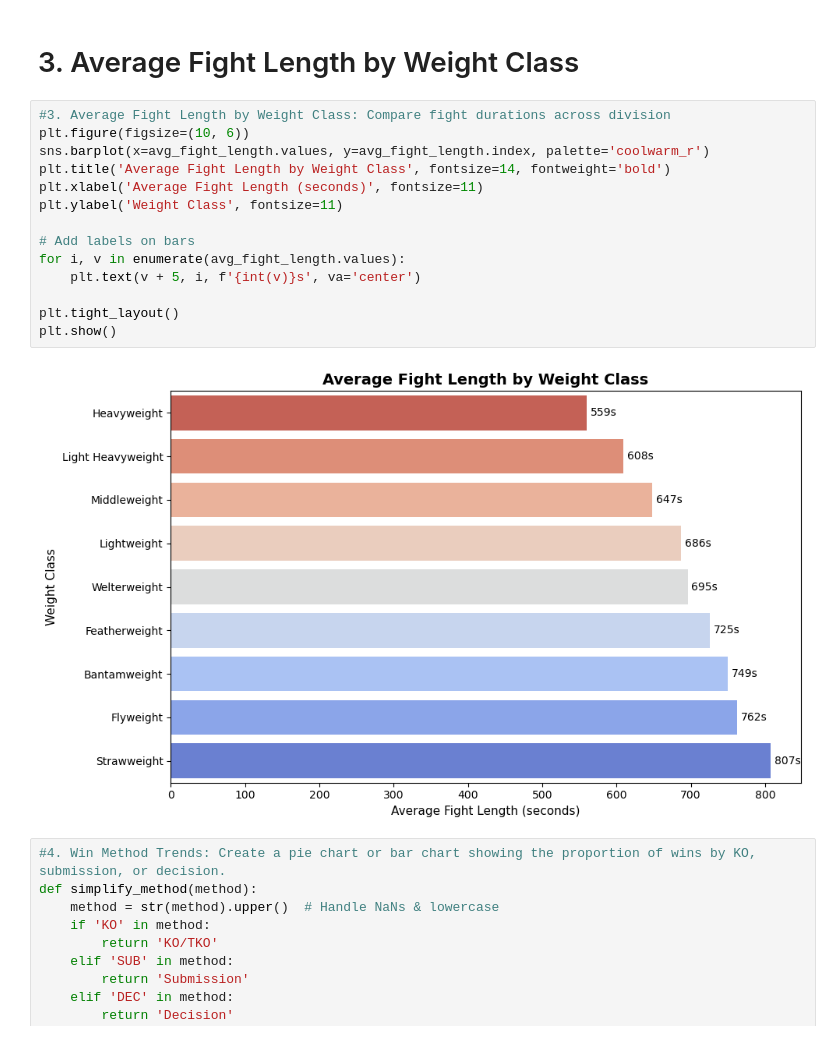
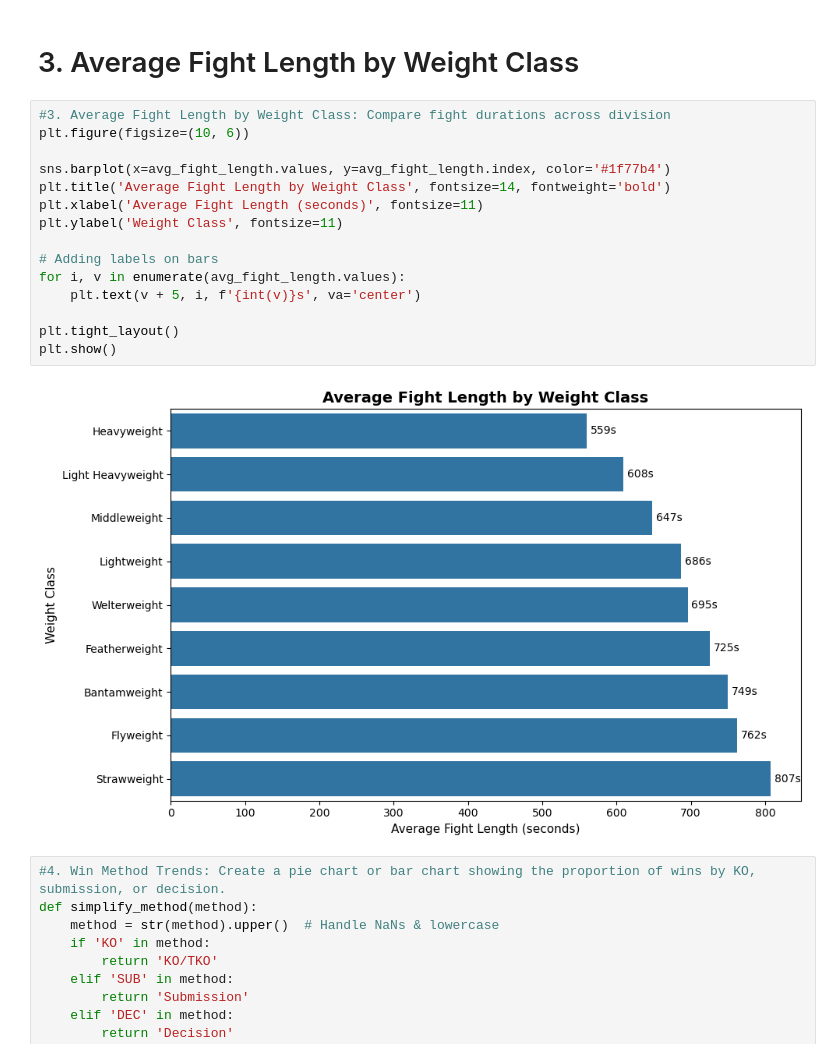
Before and after one commit to Chance-1680/Group7-UFC-Fights, a Jupyter notebook: notebooks/Data_Analysis_UFC.ipynb, the cells around one changed output. Drawn from its saved outputs; the diff is of its cells as text.

```diff
--- a/notebooks/Data_Analysis_UFC.ipynb
+++ b/notebooks/Data_Analysis_UFC.ipynb
@@ -206,19 +200,20 @@ avg_fight_length = df.groupby('Weight_Class')['Fight_Seconds'].mean().sort_value
 # %%
 #3. Average Fight Length by Weight Class: Compare fight durations across division
 plt.figure(figsize=(10, 6))
-sns.barplot(x=avg_fight_length.values, y=avg_fight_length.index, palette='coolwarm_r')
+
+sns.barplot(x=avg_fight_length.values, y=avg_fight_length.index, color='#1f77b4')
 plt.title('Average Fight Length by Weight Class', fontsize=14, fontweight='bold')
 plt.xlabel('Average Fight Length (seconds)', fontsize=11)
 plt.ylabel('Weight Class', fontsize=11)
 
-# Add labels on bars
+# Adding labels on bars
 for i, v in enumerate(avg_fight_length.values):
     plt.text(v + 5, i, f'{int(v)}s', va='center')
 
 plt.tight_layout()
 plt.show()
 # %% [output]
-[figure, old version]
+[figure, new version]
 # %%
 #4. Win Method Trends: Create a pie chart or bar chart showing the proportion of wins by KO, submission, or decision.
 def simplify_method(method):
```
Also changed, not shown: parts of 4 cells of this notebook.
